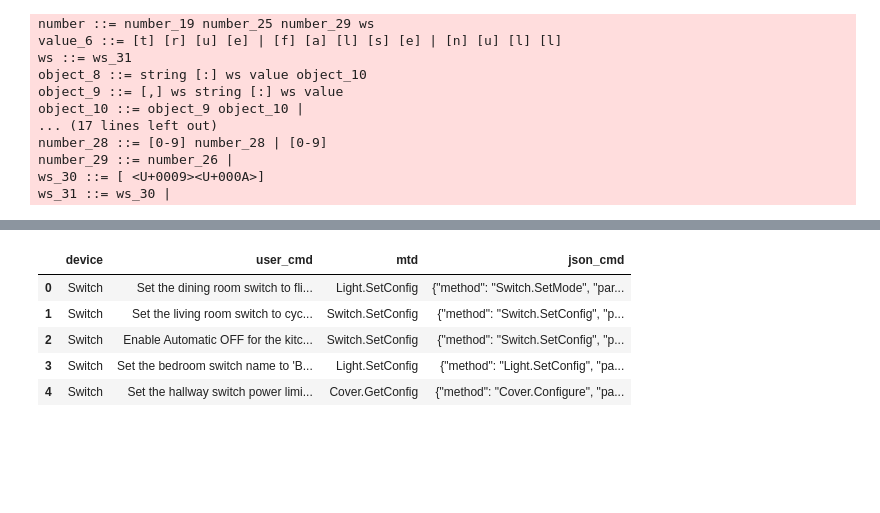
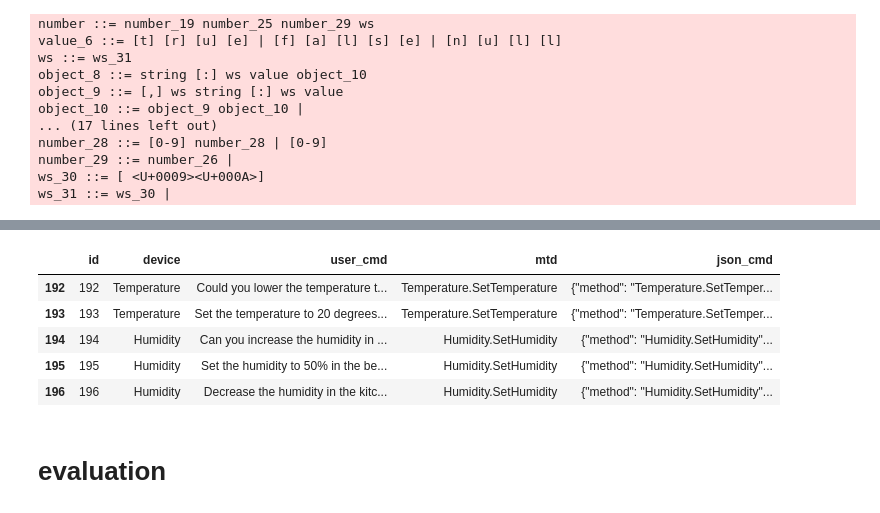
Before and after one commit to viktorpovazhuk/home_assistant_llm, a Jupyter notebook: validation.ipynb, the cells around one changed output, grey strips where cells are left out. Drawn from its saved outputs; the diff is of its cells as text; code cells hidden in the pictures; blank space fills up the shorter version.

```diff
--- a/validation.ipynb
+++ b/validation.ipynb
@@ -29,5 +34,6 @@ PROMPT_COMPONENTS_DIR = Path('data/prompts/generation/components')
 VAL_PROMPT_COMPONENTS_DIR = Path('data/prompts/validation/components')
 GEN_PROMPTS_DIR = Path('data/prompts/generation/output')
 VAL_PROMPTS_DIR = Path('data/prompts/validation/output')
-PERSIST_DIR = "data/persist_dir"
+PERSIST_DIR = Path("data/persist_dir")
+OUTPUT_DIR = Path("output/")
 # %% [markdown]
@@ -123,0 +74,9 @@ retriever = VectorIndexRetriever(
+# %%
+# Assuming you have an instance of TreeIndex named tree_index
+ref_doc_info = index.ref_doc_info
+
+# Now you can iterate over the ref_doc_info to view each node's details
+with open('temp/index.txt', 'w') as f:
+    for node_id, node_info in ref_doc_info.items():
+        f.write(f"Node ID: {node_id}\n")
+        f.write(f"Node Info: {node_info}\n")
@@ -123,0 +88,2 @@ retriever = VectorIndexRetriever(
+# %%
+llm = Llama('models/mistral-7b-instruct-v0.2.Q6_K.gguf', n_ctx=3000, verbose=True, n_gpu_layers=-1) # mistral-7b-instruct-v0.2.Q4_0.gguf mistral-7b-instruct-v0.2.Q4_K_M.gguf
@@ -277,9 +309,9 @@ if selected_devices:
     df = df[df['device'].isin(selected_devices)].sort_index()
     # print(df)
 
-output_df = pd.DataFrame(columns=['device', 'user_cmd', 'mtd', 'json_cmd'])
+output_df = pd.DataFrame(columns=['id', 'device', 'user_cmd', 'mtd', 'json_cmd'])
 for i, row in df.iterrows():
-    # if i < 8 or i > 16:
+    # if i < 100: # or i > 16:
     #     continue
     user_cmd = row['user_cmd']
 
@@ -289,25 +321,33 @@ for i, row in df.iterrows():
     sample_devices = random.sample(sample_devices, k=2)
     env = f'{sample_devices[0]} id=1, {sample_devices[1]} id=2, {device} id=444'
 
-    retrieved_nodes = retriever.retrieve(user_cmd)
+    retrieval_prompt = "Represent this sentence for searching relevant passages: " + user_cmd
+    retrieved_nodes = retriever.retrieve(retrieval_prompt)
     methods_description = f'API method 1:\n{retrieved_nodes[0].text}'
-    method = retrieved_nodes[0].metadata['file_name'].replace('.md', '')
+    method_name = retrieved_nodes[0].metadata['file_name'].replace('.md', '')
 
     user_prompt = user_prompt_template.format(**{'env': env,
                                                  'methods_description': methods_description,
                                                  'user_cmd': user_cmd})
-    query = base_prompt + '\n\n' + user_prompt
+    llm_prompt = base_prompt + '\n\n' + user_prompt
+
     response = llm.create_chat_completion(
         messages=[
-            {'role': 'user', 'content': query}
+            {'role': 'user', 'content': llm_prompt}
         ],
         grammar=llama_grammar
     )
     response_text = response['choices'][0]['message']['content']
+
     response_text = response_text.replace('\_', '_')
-    json_cmd = json.dumps(json.loads(response_text))
+    try:
+        json_cmd = json.dumps(json.loads(response_text))
+    except Exception as ex:
+        print(response_text)
+        print(ex)
+        continue
 
-    output_df.loc[len(output_df)] = pd.Series({'device': row['device'], 'user_cmd': user_cmd, 'mtd': method, 'json_cmd': json_cmd})
+    output_df.loc[len(output_df)] = pd.Series({'id': row['id'], 'device': row['device'], 'user_cmd': user_cmd, 'mtd': method_name, 'json_cmd': json_cmd})
 
     # print(user_cmd)
     # print(response_text)
@@ -315,7 +355,10 @@ for i, row in df.iterrows():
     if limit_rows > 0 and i == limit_rows - 1:
         break
 
-output_df.to_csv('output/output.csv', index=False, header=True, mode='w')
+output_num = list(sorted([int(d.name.replace('output', '')) for d in list(OUTPUT_DIR.iterdir())]))[-1] + 1
+CUR_OUTPUT_DIR = OUTPUT_DIR / f'output{output_num}'
+CUR_OUTPUT_DIR.mkdir(exist_ok=True, parents=True)
+output_df.to_csv(CUR_OUTPUT_DIR / 'output.csv', index=False, header=True, mode='w')
 # %% [output]
 Llama.generate: prefix-match hit
 
@@ -337,10 +380,12 @@ llama_print_timings:       total time =    1052.14 ms /   165 tokens
 # %%
-output_df.head()
+output_df.tail()
 # %% [output]
-|  | device | user_cmd | mtd | json_cmd |
-| 0 | Switch | Set the dining room switch to fli... | Light.SetConfig | {"method": "Switch.SetMode", "par... |
-| 1 | Switch | Set the living room switch to cyc... | Switch.SetConfig | {"method": "Switch.SetConfig", "p... |
-| 2 | Switch | Enable Automatic OFF for the kitc... | Switch.SetConfig | {"method": "Switch.SetConfig", "p... |
-| 3 | Switch | Set the bedroom switch name to 'B... | Light.SetConfig | {"method": "Light.SetConfig", "pa... |
-| 4 | Switch | Set the hallway switch power limi... | Cover.GetConfig | {"method": "Cover.Configure", "pa... |
+|  | id | device | user_cmd | mtd | json_cmd |
+| 192 | 192 | Temperature | Could you lower the temperature t... | Temperature.SetTemperature | {"method": "Temperature.SetTemper... |
+| 193 | 193 | Temperature | Set the temperature to 20 degrees... | Temperature.SetTemperature | {"method": "Temperature.SetTemper... |
+| 194 | 194 | Humidity | Can you increase the humidity in ... | Humidity.SetHumidity | {"method": "Humidity.SetHumidity"... |
+| 195 | 195 | Humidity | Set the humidity to 50% in the be... | Humidity.SetHumidity | {"method": "Humidity.SetHumidity"... |
+| 196 | 196 | Humidity | Decrease the humidity in the kitc... | Humidity.SetHumidity | {"method": "Humidity.SetHumidity"... |
+# %% [markdown]
+# evaluation
 # %%
```
Also changed, not shown: parts of 19 cells of this notebook.
